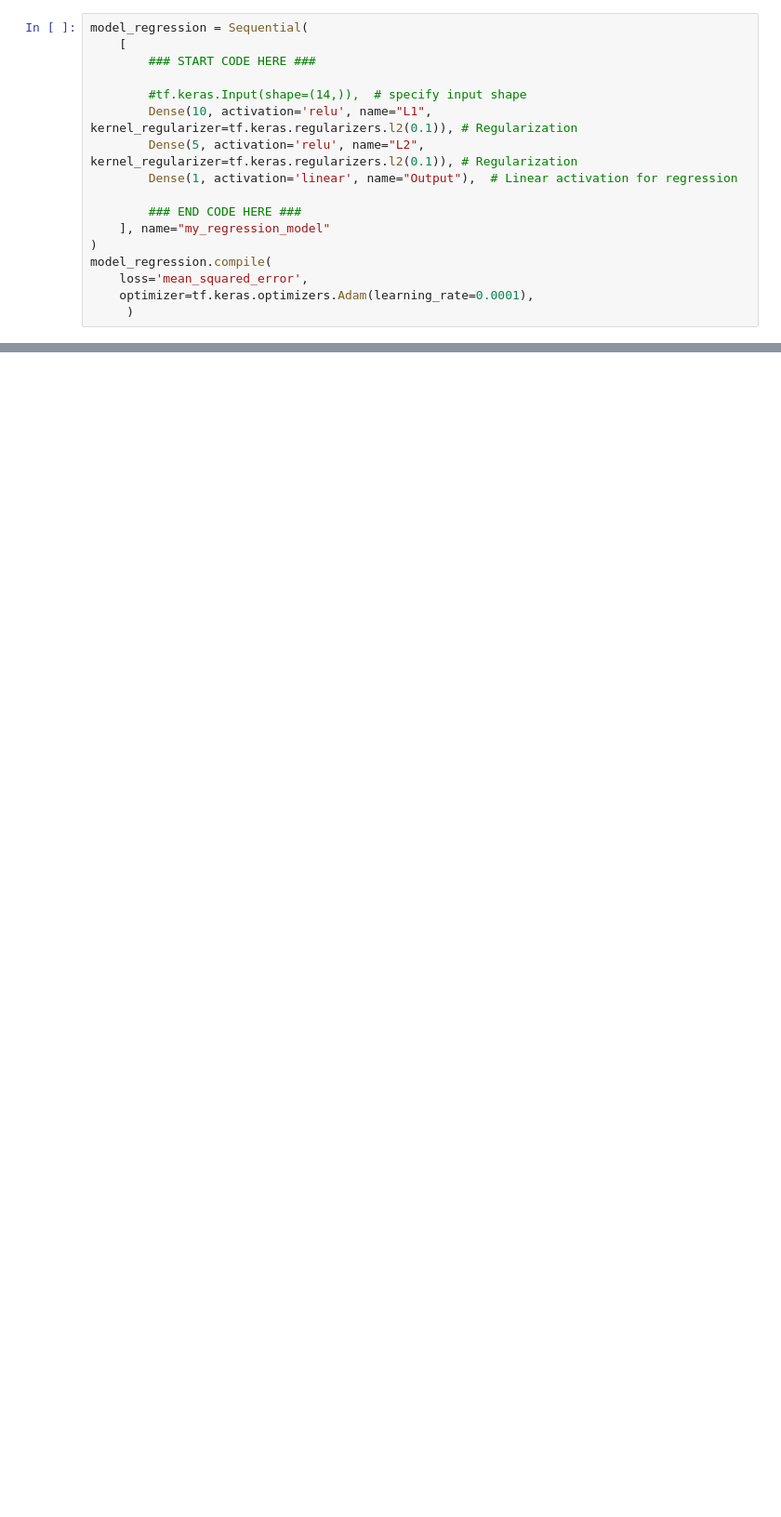
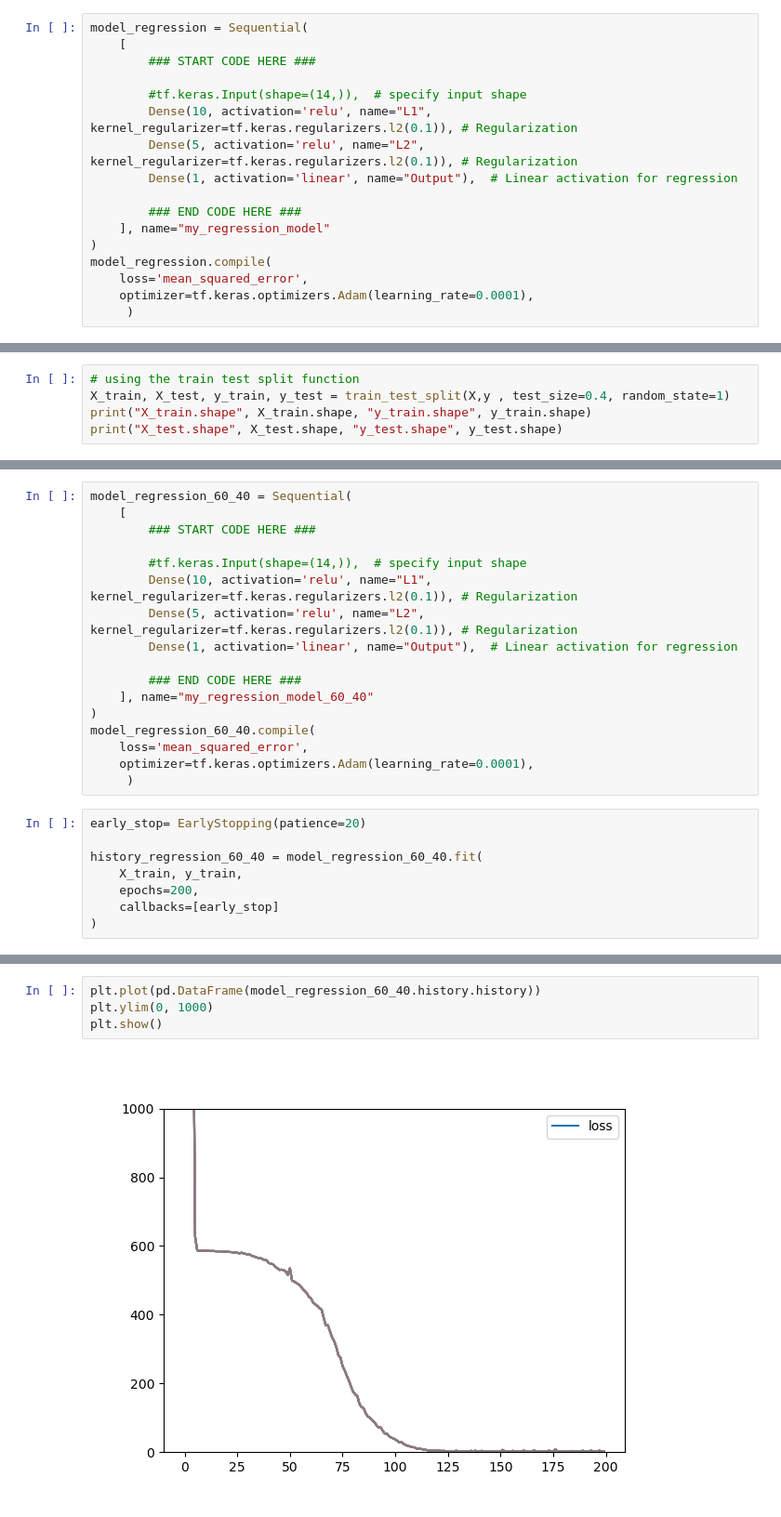
Before and after one commit to EmileJ11/MachineLearning, a Jupyter notebook: regression.ipynb, the cells around one changed output, grey strips where cells are left out. Shown: that part at 93% size. Drawn from its saved outputs; the diff is of its cells as text; blank space fills up the shorter version.

```diff
--- a/regression.ipynb
+++ b/regression.ipynb
@@ -70,0 +143,5 @@ Epoch 100/100
+# %%
+# using the train test split function
+X_train, X_test, y_train, y_test = train_test_split(X,y , test_size=0.4, random_state=1)
+print("X_train.shape", X_train.shape, "y_train.shape", y_train.shape)
+print("X_test.shape", X_test.shape, "y_test.shape", y_test.shape)
@@ -70,0 +151,25 @@ Epoch 100/100
+# %%
+model_regression_60_40 = Sequential(
+    [
+        ### START CODE HERE ###
+
+        #tf.keras.Input(shape=(14,)),  # specify input shape
+        Dense(10, activation='relu', name="L1", kernel_regularizer=tf.keras.regularizers.l2(0.1)), # Regularization
+        Dense(5, activation='relu', name="L2", kernel_regularizer=tf.keras.regularizers.l2(0.1)), # Regularization
+        Dense(1, activation='linear', name="Output"),  # Linear activation for regression
+
+        ### END CODE HERE ###
+    ], name="my_regression_model_60_40"
+)
+model_regression_60_40.compile(
+    loss='mean_squared_error',
+    optimizer=tf.keras.optimizers.Adam(learning_rate=0.0001),
+     )
+# %%
+early_stop= EarlyStopping(patience=20)
+
+history_regression_60_40 = model_regression_60_40.fit(
+    X_train, y_train,
+    epochs=200,
+    callbacks=[early_stop]
+)
@@ -70,0 +194,6 @@ Epoch 100/100
+# %%
+plt.plot(pd.DataFrame(model_regression_60_40.history.history))
+plt.ylim(0, 1000)
+plt.show()
+# %% [output]
+[figure, added]
```
Also changed, not shown: parts of 32 cells of this notebook.
